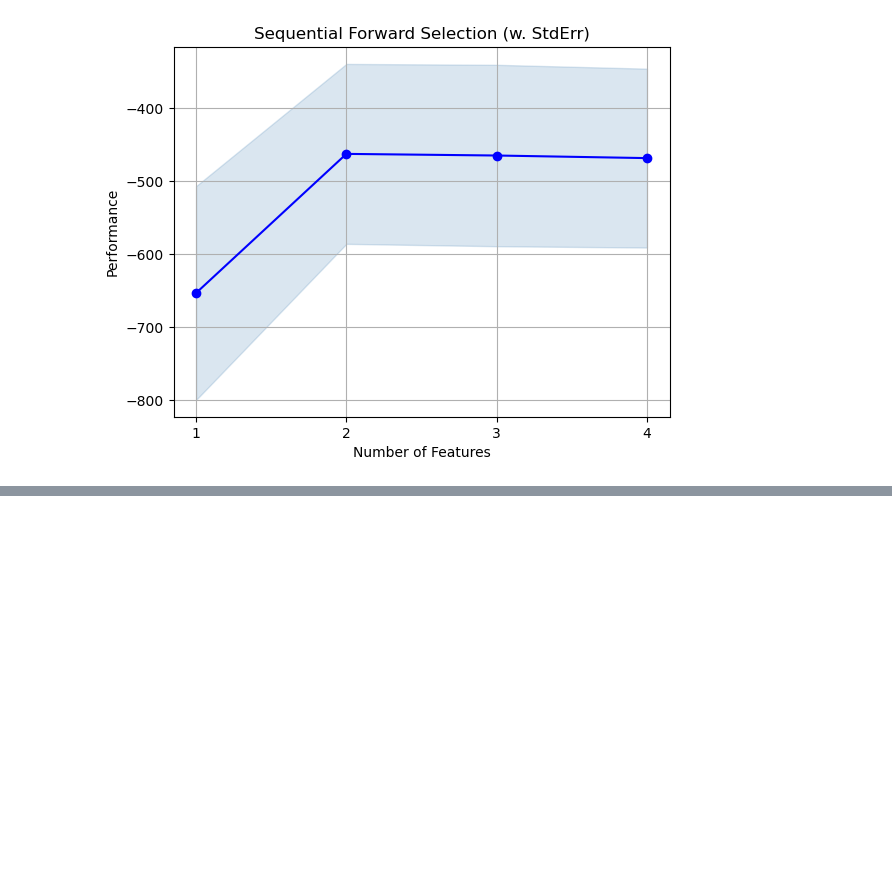
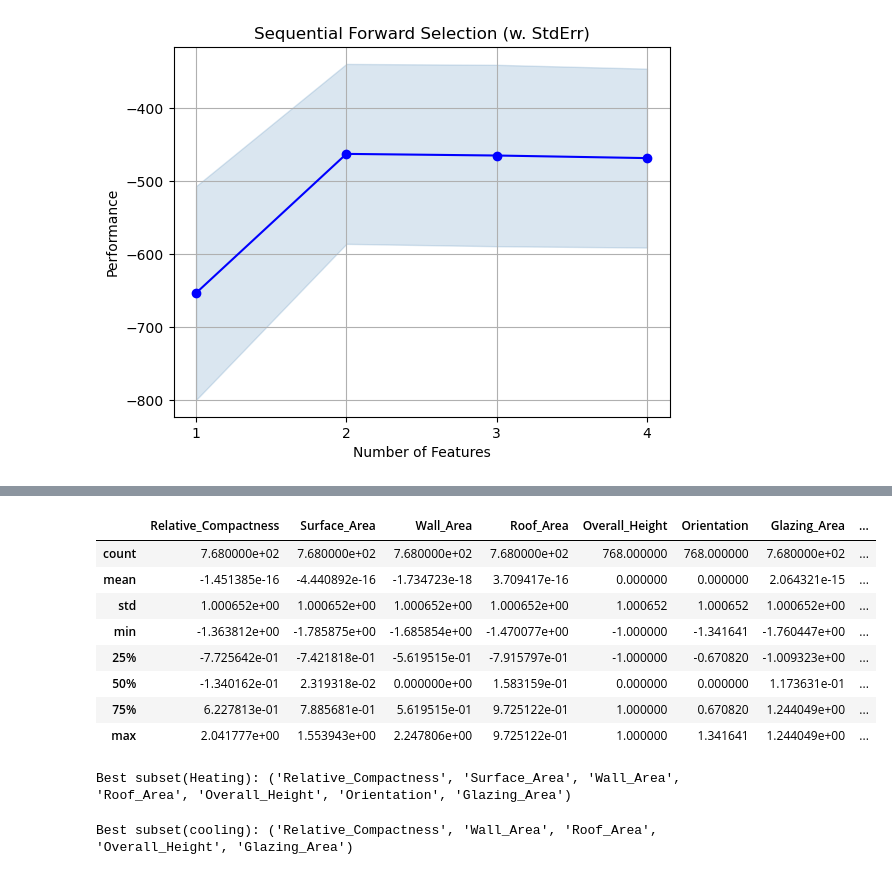
Before and after one commit to subhendu23/Data_Science, a Jupyter notebook: Assignment_07_SB_Sep_12.ipynb, the cells around one changed output, grey strips where cells are left out. Drawn from its saved outputs; the diff is of its cells as text; code cells hidden in the pictures; blank space fills up the shorter version.

```diff
--- a/Assignment_07_SB_Sep_12.ipynb
+++ b/Assignment_07_SB_Sep_12.ipynb
@@ -795,0 +915,16 @@ plt.show()
+# %%
+from sklearn.preprocessing import scale
+
+X_scaled = pd.DataFrame(data=scale(X_colummns_df), columns=X_colummns_df.columns)
+# %%
+X_scaled.describe()
+# %% [output]
+|  | Relative_Compactness | Surface_Area | Wall_Area | Roof_Area | Overall_Height | Orientation | Glazing_Area | ... |
+| count | 7.680000e+02 | 7.680000e+02 | 7.680000e+02 | 7.680000e+02 | 768.000000 | 768.000000 | 7.680000e+02 | ... |
+| mean | -1.451385e-16 | -4.440892e-16 | -1.734723e-18 | 3.709417e-16 | 0.000000 | 0.000000 | 2.064321e-15 | ... |
+| std | 1.000652e+00 | 1.000652e+00 | 1.000652e+00 | 1.000652e+00 | 1.000652 | 1.000652 | 1.000652e+00 | ... |
+| min | -1.363812e+00 | -1.785875e+00 | -1.685854e+00 | -1.470077e+00 | -1.000000 | -1.341641 | -1.760447e+00 | ... |
+| 25% | -7.725642e-01 | -7.421818e-01 | -5.619515e-01 | -7.915797e-01 | -1.000000 | -0.670820 | -1.009323e+00 | ... |
+| 50% | -1.340162e-01 | 2.319318e-02 | 0.000000e+00 | 1.583159e-01 | 0.000000 | 0.000000 | 1.173631e-01 | ... |
+| 75% | 6.227813e-01 | 7.885681e-01 | 5.619515e-01 | 9.725122e-01 | 1.000000 | 0.670820 | 1.244049e+00 | ... |
+| max | 2.041777e+00 | 1.553943e+00 | 2.247806e+00 | 9.725122e-01 | 1.000000 | 1.341641 | 1.244049e+00 | ... |
@@ -795,0 +933,13 @@ plt.show()
+# %%
+from mlxtend.feature_selection import SequentialFeatureSelector as sfs
+sfs_forward = sfs(lr,
+            k_features=(1,8),
+            forward=True,
+            floating=False,
+            scoring='neg_mean_squared_error',
+            cv=10)
+
+sfs = sfs_forward.fit(X_scaled, y_H)
+print('Best subset(Heating):', sfs.k_feature_names_)
+# %% [output]
+Best subset(Heating): ('Relative_Compactness', 'Surface_Area', 'Wall_Area', 'Roof_Area', 'Overall_Height', 'Orientation', 'Glazing_Area')
@@ -795,0 +948,13 @@ plt.show()
+# %%
+from mlxtend.feature_selection import SequentialFeatureSelector as sfs
+sfs_forward = sfs(lr,
+            k_features=(1,8),
+            forward=True,
+            floating=False,
+            scoring='neg_mean_squared_error',
+            cv=10)
+
+sfs = sfs_forward.fit(X_scaled, y_C)
+print('Best subset(cooling):', sfs.k_feature_names_)
+# %% [output]
+Best subset(cooling): ('Relative_Compactness', 'Wall_Area', 'Roof_Area', 'Overall_Height', 'Glazing_Area')
```
Also changed, not shown: parts of 18 cells of this notebook.
